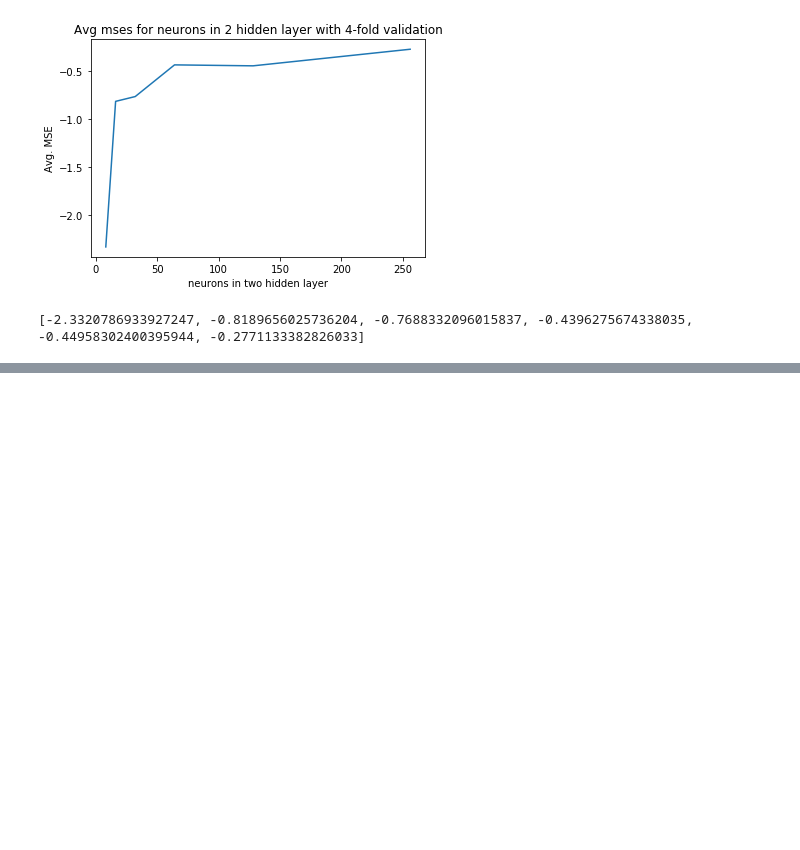
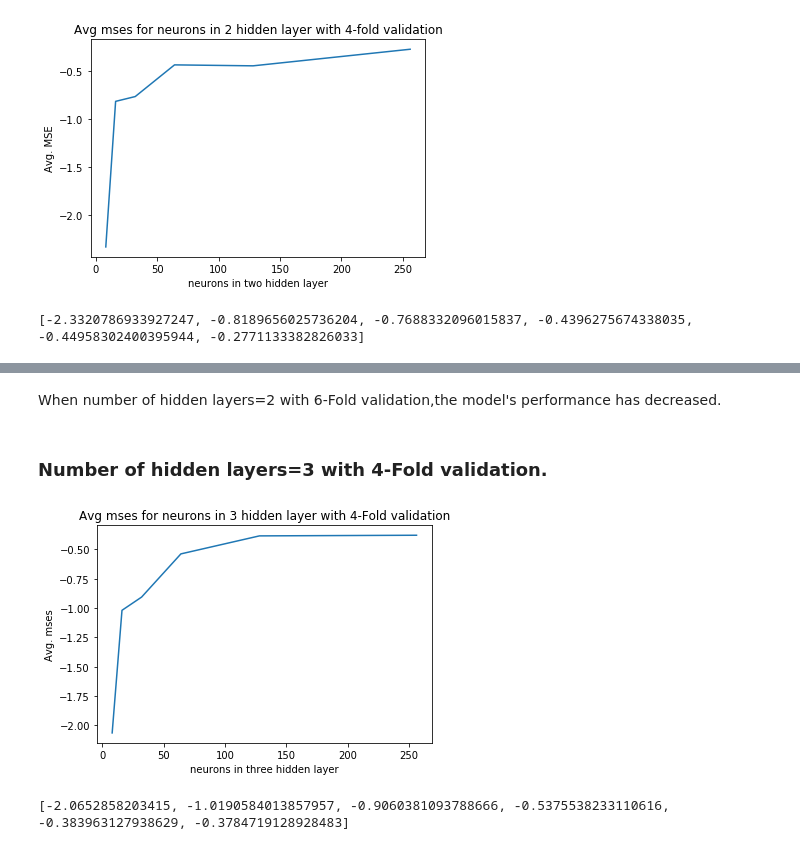
Before and after one commit to siddhantj/ImageClassifier, a Jupyter notebook: ImageClassifier.ipynb, the cells around one changed output, grey strips where cells are left out. Drawn from its saved outputs; the diff is of its cells as text; code cells hidden in the pictures; blank space fills up the shorter version.

```diff
--- a/ImageClassifier.ipynb
+++ b/ImageClassifier.ipynb
@@ -156,0 +158,21 @@ Using 6 fold validation with 3 hidden layer gives more accuracy compared to 4-fo
+# %% [markdown]
+When number of hidden layers=2 with 6-Fold validation,the model's performance has decreased.
+# %% [markdown]
+### Number of hidden layers=3 with 4-Fold validation.
+# %%
+mlp_avg_mses_3_hidden_layer_4_fold = []
+for n in hidden_layer_neurons:
+    mlp = MLPClassifier(hidden_layer_sizes=(n,n,n))
+    mses = cross_val_score(mlp, source_df, target_s,scoring='neg_mean_squared_error',cv=kf)
+    avg_mse = np.mean(mses)
+    mlp_avg_mses_3_hidden_layer_4_fold.append(avg_mse)
+
+plt.plot(hidden_layer_neurons, mlp_avg_mses_3_hidden_layer_4_fold)
+plt.xlabel('neurons in three hidden layer')
+plt.ylabel('Avg. mses')
+plt.title('Avg mses for neurons in 3 hidden layer with 4-Fold validation')
+plt.show()
+print(mlp_avg_mses_3_hidden_layer_4_fold)
+# %% [output]
+[figure, added]
+[-2.0652858203415, -1.0190584013857957, -0.9060381093788666, -0.5375538233110616, -0.383963127938629, -0.3784719128928483]
```
Also changed, not shown: parts of 17 cells of this notebook, 1 other file.
